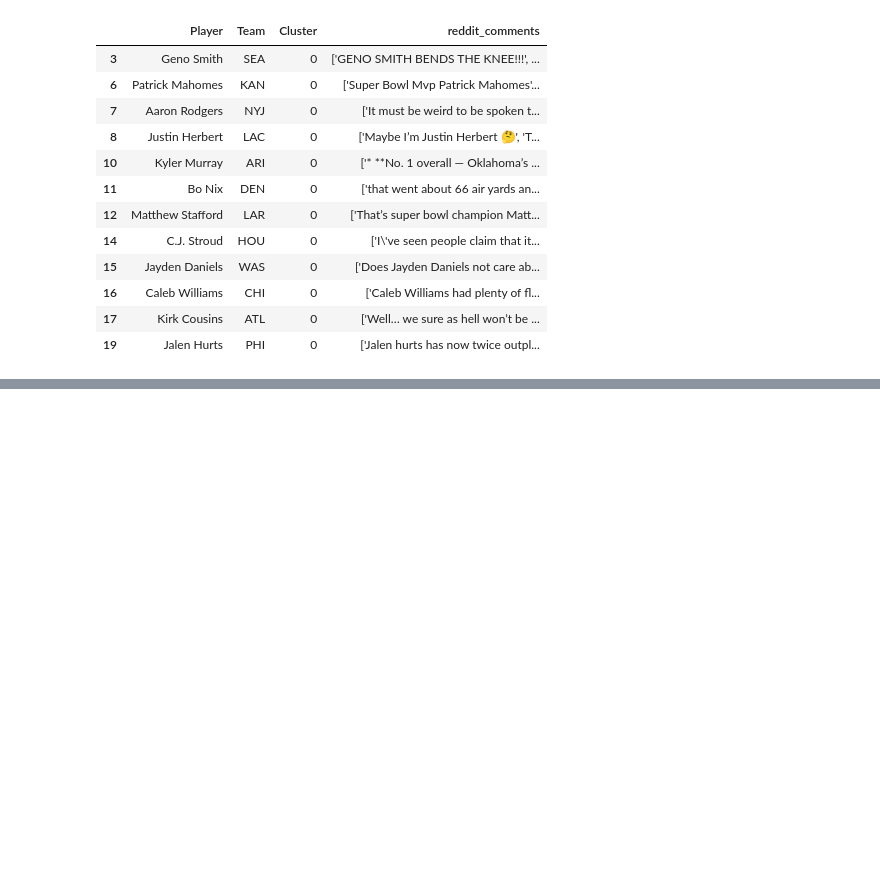
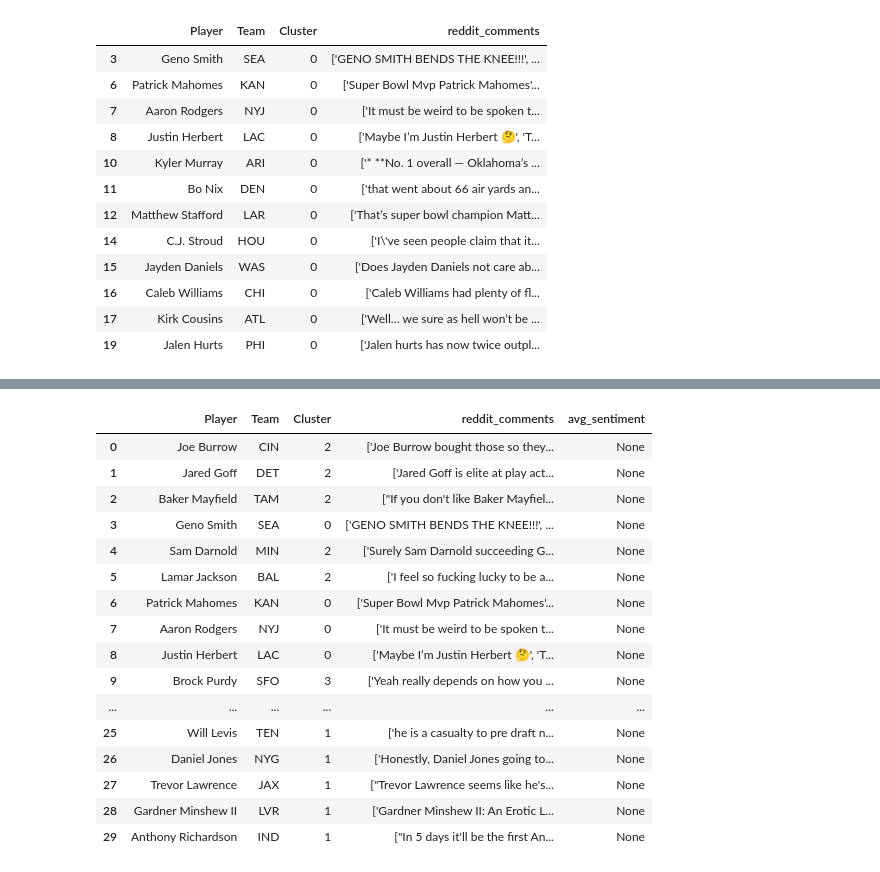
Before and after one commit to jake-lukasik/NFL-Player-Clustering, a Jupyter notebook: code-notebooks/QB-Clusters-Sentiment-Analysis.ipynb, the cells around one changed output, grey strips where cells are left out. Cells and saved outputs as stored; diff of their text form; code cells hidden in the pictures; blank space fills up the shorter version.

```diff
--- a/code-notebooks/QB-Clusters-Sentiment-Analysis.ipynb
+++ b/code-notebooks/QB-Clusters-Sentiment-Analysis.ipynb
@@ -43,3 +44,6 @@ display(cluster_dfs[0]) # access each individual cluster like this
 | 16 | Caleb Williams | CHI | 0 | ['Caleb Williams had plenty of fl... |
 | 17 | Kirk Cousins | ATL | 0 | ['Well… we sure as hell won’t be ... |
 | 19 | Jalen Hurts | PHI | 0 | ['Jalen hurts has now twice outpl... |
+# %%
+# load sentiment pipeline https://huggingface.co/cardiffnlp/twitter-roberta-base-sentiment
+sentiment_pipeline = pipeline("sentiment-analysis", model="cardiffnlp/twitter-roberta-base-sentiment")
@@ -45,0 +56,22 @@ display(cluster_dfs[0]) # access each individual cluster like this
+# %%
+def label_to_score(label):
+    if label == "LABEL_2":  # positive
+        return 1
+    elif label == "LABEL_1":  # neutral
+        return 0
+    elif label == "LABEL_0":  # negative
+        return -1
+
+def get_avg_sentiment(comments):
+    if not comments or len(comments) == 0:
+        return None
+
+    try:
+        results = sentiment_pipeline(comments, truncation=True)
+        scores = [label_to_score(r["label"]) for r in results]
+        return sum(scores) / len(scores)
+    except Exception as e:
+        print(f"Sentiment error: {e}")
+        return None
+# %%
+qbs_and_clusters["avg_sentiment"] = qbs_and_clusters["reddit_comments"].apply(get_avg_sentiment)
@@ -45,0 +97,20 @@ display(cluster_dfs[0]) # access each individual cluster like this
+# %%
+qbs_and_clusters
+# %% [output]
+|  | Player | Team | Cluster | reddit_comments | avg_sentiment |
+| 0 | Joe Burrow | CIN | 2 | ['Joe Burrow bought those so they... | None |
+| 1 | Jared Goff | DET | 2 | ['Jared Goff is elite at play act... | None |
+| 2 | Baker Mayfield | TAM | 2 | ["If you don't like Baker Mayfiel... | None |
+| 3 | Geno Smith | SEA | 0 | ['GENO SMITH BENDS THE KNEE!!!', ... | None |
+| 4 | Sam Darnold | MIN | 2 | ['Surely Sam Darnold succeeding G... | None |
+| 5 | Lamar Jackson | BAL | 2 | ['I feel so fucking lucky to be a... | None |
+| 6 | Patrick Mahomes | KAN | 0 | ['Super Bowl Mvp Patrick Mahomes'... | None |
+| 7 | Aaron Rodgers | NYJ | 0 | ['It must be weird to be spoken t... | None |
+| 8 | Justin Herbert | LAC | 0 | ['Maybe I’m Justin Herbert 🤔', 'T... | None |
+| 9 | Brock Purdy | SFO | 3 | ['Yeah really depends on how you ... | None |
+| ... | ... | ... | ... | ... | ... |
+| 25 | Will Levis | TEN | 1 | ['he is a casualty to pre draft n... | None |
+| 26 | Daniel Jones | NYG | 1 | ['Honestly, Daniel Jones going to... | None |
+| 27 | Trevor Lawrence | JAX | 1 | ["Trevor Lawrence seems like he's... | None |
+| 28 | Gardner Minshew II | LVR | 1 | ['Gardner Minshew II: An Erotic L... | None |
+| 29 | Anthony Richardson | IND | 1 | ["In 5 days it'll be the first An... | None |
```
Also changed, not shown: parts of 3 cells of this notebook, 1 other file.
